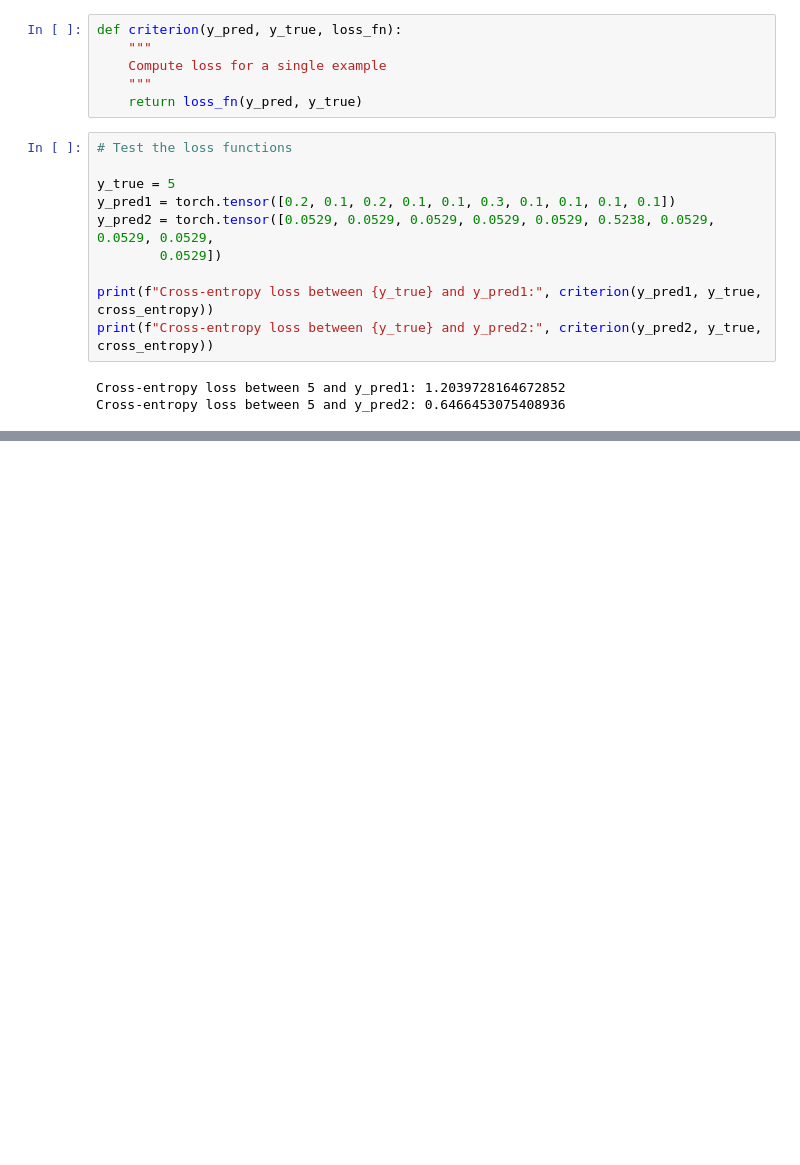
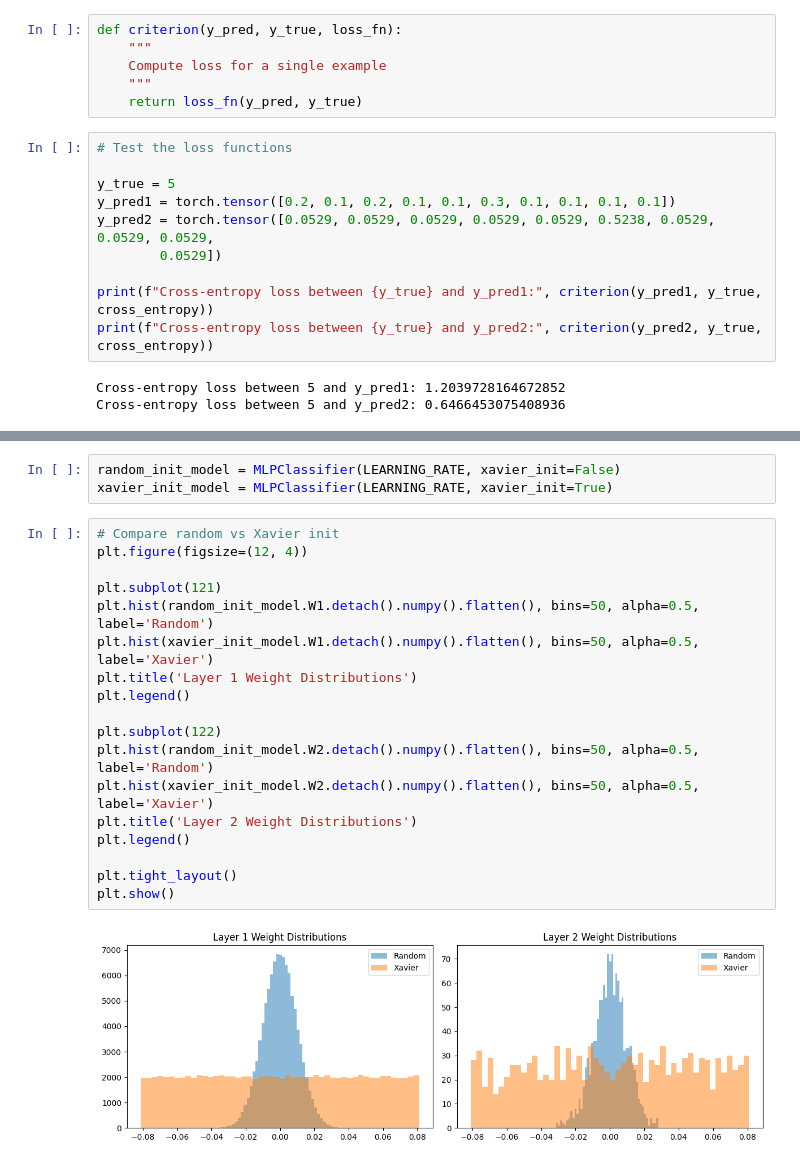
Before and after one commit to adrianlamdev/mnist-classifier, a Jupyter notebook: notebooks/mnist_classifier_mlp.ipynb, the cells around one changed output, grey strips where cells are left out. Cells and saved outputs as stored; diff of their text form; blank space fills up the shorter version.

```diff
--- a/notebooks/mnist_classifier_mlp.ipynb
+++ b/notebooks/mnist_classifier_mlp.ipynb
@@ -255,2 +304,25 @@ experiment_results = {
 }
+# %%
+random_init_model = MLPClassifier(LEARNING_RATE, xavier_init=False)
+xavier_init_model = MLPClassifier(LEARNING_RATE, xavier_init=True)
+# %%
+# Compare random vs Xavier init
+plt.figure(figsize=(12, 4))
+
+plt.subplot(121)
+plt.hist(random_init_model.W1.detach().numpy().flatten(), bins=50, alpha=0.5, label='Random')
+plt.hist(xavier_init_model.W1.detach().numpy().flatten(), bins=50, alpha=0.5, label='Xavier')
+plt.title('Layer 1 Weight Distributions')
+plt.legend()
+
+plt.subplot(122)
+plt.hist(random_init_model.W2.detach().numpy().flatten(), bins=50, alpha=0.5, label='Random')
+plt.hist(xavier_init_model.W2.detach().numpy().flatten(), bins=50, alpha=0.5, label='Xavier')
+plt.title('Layer 2 Weight Distributions')
+plt.legend()
+
+plt.tight_layout()
+plt.show()
+# %% [output]
+[figure, added]
 # %%
```
Also changed, not shown: parts of 41 cells of this notebook, 2 other files.
